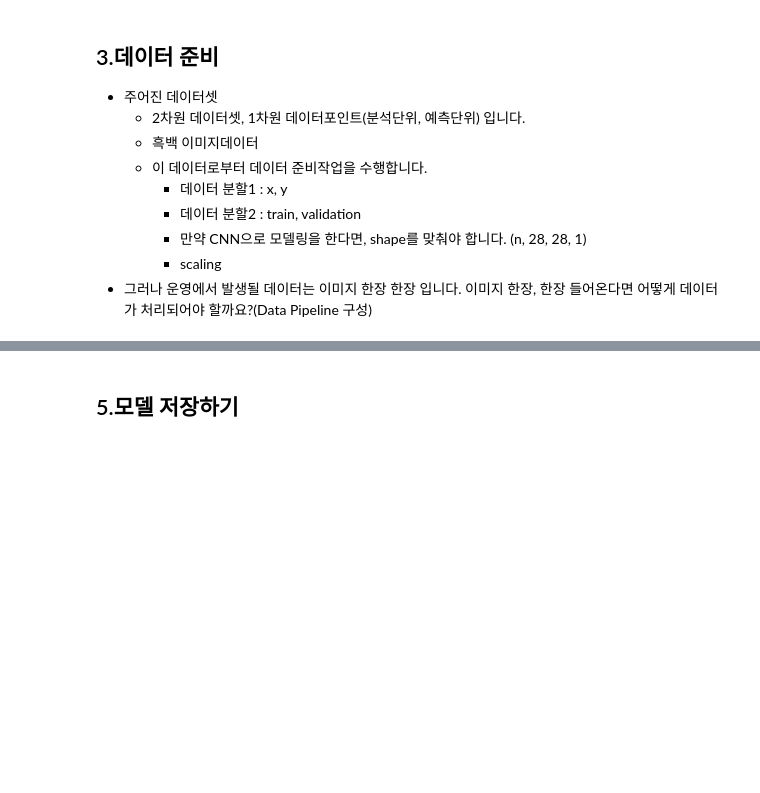
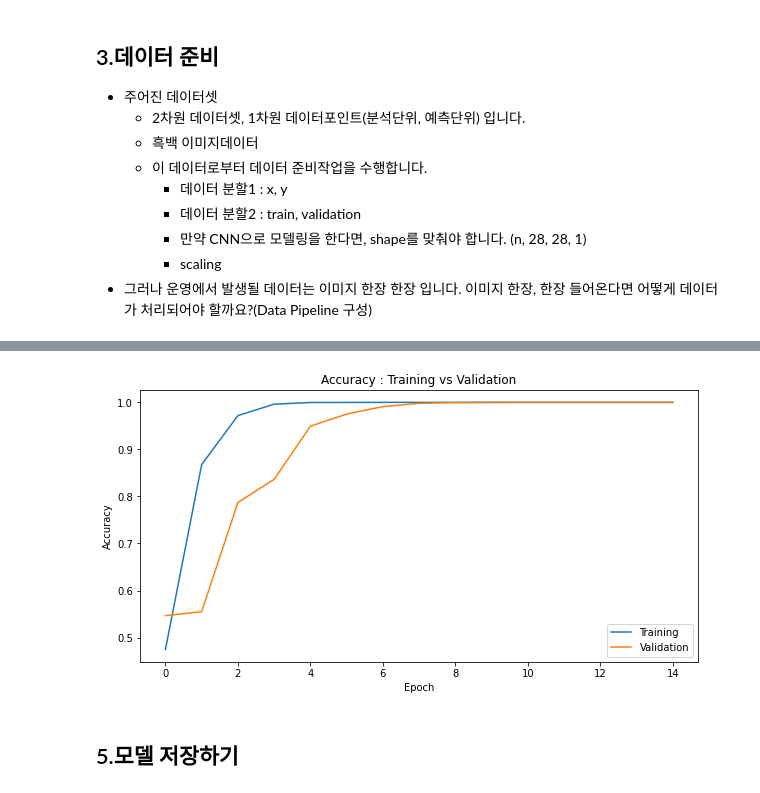
Before and after one commit to pennya6/kt-aivle, a Jupyter notebook: 미니프로젝트7/과제1_수어번역기.ipynb, the cells around one changed output, grey strips where cells are left out. Drawn from its saved outputs; the diff is of its cells as text; code cells hidden in the pictures; blank space fills up the shorter version.

```diff
--- a/미니프로젝트7/과제1_수어번역기.ipynb
+++ b/미니프로젝트7/과제1_수어번역기.ipynb
@@ -101,0 +244,2 @@ plt.show()
+# %%
+x2_train, x2_test, y2_train, y2_test = train_test_split(x2, y, test_size=0.2, random_state=2022)
@@ -101,0 +254,7 @@ plt.show()
+# %%
+max_num = x2_train.max()
+
+x2_train = x2_train/max_num
+x2_test = x2_test/max_num
+
+print(f'max : {x2_train.max()} , min : {x2_test.min()}')
@@ -101,0 +263,16 @@ plt.show()
+# %%
+keras.backend.clear_session()
+
+cnn=keras.models.Sequential()
+cnn.add(keras.layers.Input(shape=(28,28,1)))
+cnn.add(keras.layers.Conv2D(filters=32,padding="same",kernel_size=(3,3),strides=(1,1),activation="relu"))
+cnn.add(keras.layers.Conv2D(filters=32,padding="same",kernel_size=(3,3),strides=(1,1),activation="relu"))
+cnn.add(keras.layers.MaxPool2D(pool_size=(2,2)))
+cnn.add(keras.layers.BatchNormalization())
+cnn.add(keras.layers.Dropout(0.2))
+cnn.add(keras.layers.Flatten())
+cnn.add(keras.layers.Dense(28,activation="softmax"))
+cnn.compile(loss=keras.losses.categorical_crossentropy,
+              optimizer='adam',
+              metrics=['accuracy'])
+cnn.summary()
@@ -101,0 +297,3 @@ plt.show()
+# %%
+history = cnn.fit(x2_train, y_train, epochs=15, batch_size=1024,
+                    validation_split=0.2, verbose=1,callbacks=[es])
@@ -102,3 +325,17 @@ plt.show()
+# %%
+if not isinstance(history, dict) :
+    history = history.history
+
+plt.figure(figsize=(10, 5))
+plt.plot(history['accuracy'])
+plt.plot(history['val_accuracy'])
+plt.title('Accuracy : Training vs Validation')
+plt.ylabel('Accuracy')
+plt.xlabel('Epoch')
+plt.legend(['Training', 'Validation'], loc=0)
+plt.show()
+# %% [output]
+[figure, added]
 # %% [markdown]
 ## 5.모델 저장하기
 # %% [markdown]
```
Also changed, not shown: parts of 46 cells of this notebook, 3 other files.
